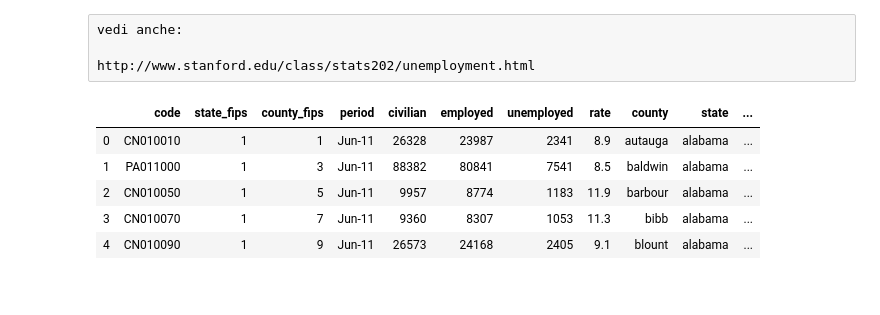
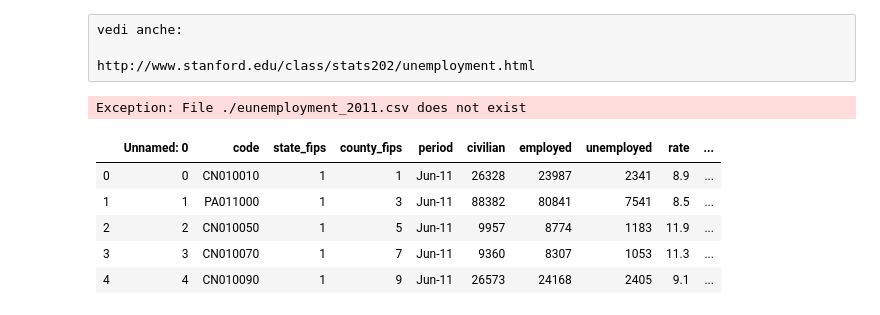
Before and after one commit to EnricoGiampieri/blogger_notebook, a Jupyter notebook: basemap.ipynb, the cells around one changed output. Saved outputs shown, nothing was run; the diff lists cells and outputs as text; code cells hidden in the pictures.

```diff
--- a/basemap.ipynb
+++ b/basemap.ipynb
@@ -19,12 +53,18 @@ import matplotlib as mpl
 # %%
-data = pandas.read_csv("http://stats202.stanford.edu/data/unemployment_2011.csv",sep='|')
+try:
+    data_USA = pandas.read_csv('./USAinfo/unemployment_2011.csv')
+except:
+    data_USA = pandas.read_csv("http://stats202.stanford.edu/data/unemployment_2011.csv",sep='|')
+    data_USA.to_csv('./USAinfo/unemployment_2011.csv')
+# %% [output]
+Exception: File ./eunemployment_2011.csv does not exist
 # %%
-data[:5]
+data_USA[:5]
 # %% [output]
-|  | code | state_fips | county_fips | period | civilian | employed | unemployed | rate | county | state | ... |
-| 0 | CN010010 | 1 | 1 | Jun-11 | 26328 | 23987 | 2341 | 8.9 | autauga | alabama | ... |
-| 1 | PA011000 | 1 | 3 | Jun-11 | 88382 | 80841 | 7541 | 8.5 | baldwin | alabama | ... |
-| 2 | CN010050 | 1 | 5 | Jun-11 | 9957 | 8774 | 1183 | 11.9 | barbour | alabama | ... |
-| 3 | CN010070 | 1 | 7 | Jun-11 | 9360 | 8307 | 1053 | 11.3 | bibb | alabama | ... |
-| 4 | CN010090 | 1 | 9 | Jun-11 | 26573 | 24168 | 2405 | 9.1 | blount | alabama | ... |
+|  | Unnamed: 0 | code | state_fips | county_fips | period | civilian | employed | unemployed | rate | ... |
+| 0 | 0 | CN010010 | 1 | 1 | Jun-11 | 26328 | 23987 | 2341 | 8.9 | ... |
+| 1 | 1 | PA011000 | 1 | 3 | Jun-11 | 88382 | 80841 | 7541 | 8.5 | ... |
+| 2 | 2 | CN010050 | 1 | 5 | Jun-11 | 9957 | 8774 | 1183 | 11.9 | ... |
+| 3 | 3 | CN010070 | 1 | 7 | Jun-11 | 9360 | 8307 | 1053 | 11.3 | ... |
+| 4 | 4 | CN010090 | 1 | 9 | Jun-11 | 26573 | 24168 | 2405 | 9.1 | ... |
 # %%
```
Also changed, not shown: parts of 18 cells of this notebook.
